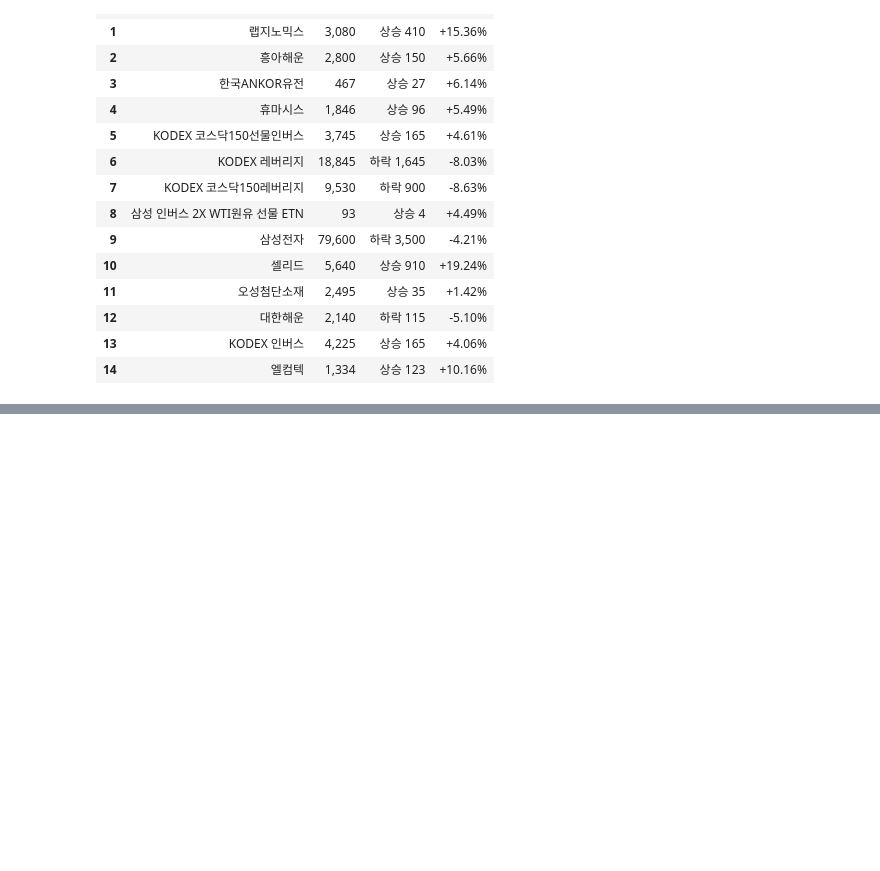
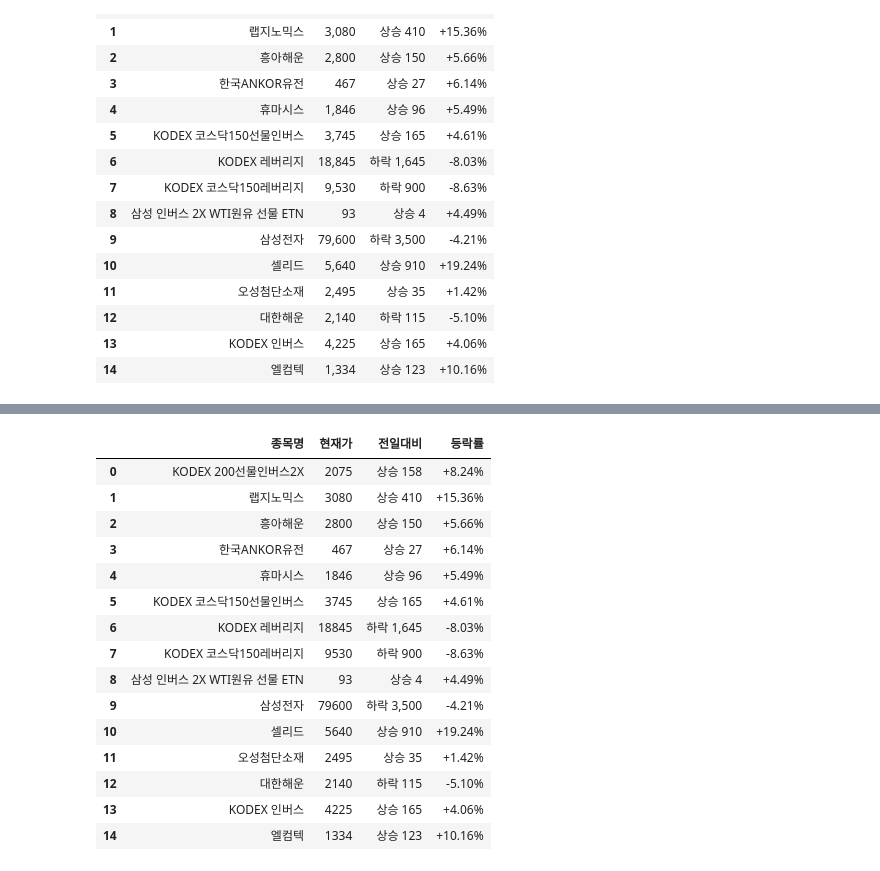
Before and after one commit to bsmoon-86/ezen_2406, a Jupyter notebook: python/240803/01_crawlling.ipynb, the cells around one changed output, grey strips where cells are left out. Drawn from its saved outputs; the diff is of its cells as text; code cells hidden in the pictures; blank space fills up the shorter version.

```diff
--- a/python/240803/01_crawlling.ipynb
+++ b/python/240803/01_crawlling.ipynb
@@ -284,0 +310,23 @@ df
+# %%
+# 판다스의 기능을 이용해서 크롤링
+# read_html() : html태그에서 table태그를 선택하여 데이터프레임으로 변환
+dfs = pd.read_html(str(section_data))
+# %%
+dfs[0]
+# %% [output]
+|  | 종목명 | 현재가 | 전일대비 | 등락률 |
+| 0 | KODEX 200선물인버스2X | 2075 | 상승 158 | +8.24% |
+| 1 | 랩지노믹스 | 3080 | 상승 410 | +15.36% |
+| 2 | 흥아해운 | 2800 | 상승 150 | +5.66% |
+| 3 | 한국ANKOR유전 | 467 | 상승 27 | +6.14% |
+| 4 | 휴마시스 | 1846 | 상승 96 | +5.49% |
+| 5 | KODEX 코스닥150선물인버스 | 3745 | 상승 165 | +4.61% |
+| 6 | KODEX 레버리지 | 18845 | 하락 1,645 | -8.03% |
+| 7 | KODEX 코스닥150레버리지 | 9530 | 하락 900 | -8.63% |
+| 8 | 삼성 인버스 2X WTI원유 선물 ETN | 93 | 상승 4 | +4.49% |
+| 9 | 삼성전자 | 79600 | 하락 3,500 | -4.21% |
+| 10 | 셀리드 | 5640 | 상승 910 | +19.24% |
+| 11 | 오성첨단소재 | 2495 | 상승 35 | +1.42% |
+| 12 | 대한해운 | 2140 | 하락 115 | -5.10% |
+| 13 | KODEX 인버스 | 4225 | 상승 165 | +4.06% |
+| 14 | 엘컴텍 | 1334 | 상승 123 | +10.16% |
```
Also changed, not shown: parts of 6 cells of this notebook, 6 other files.
